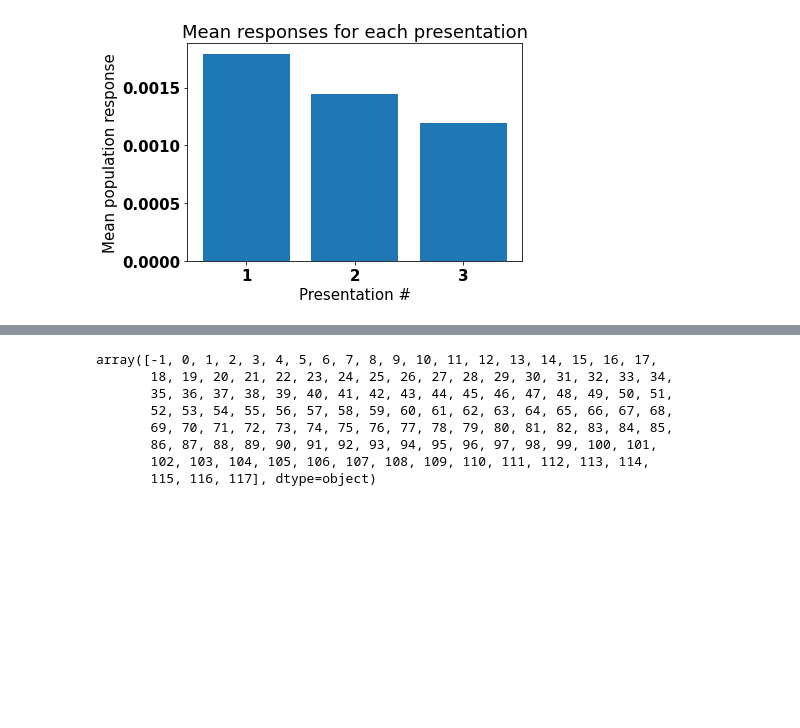
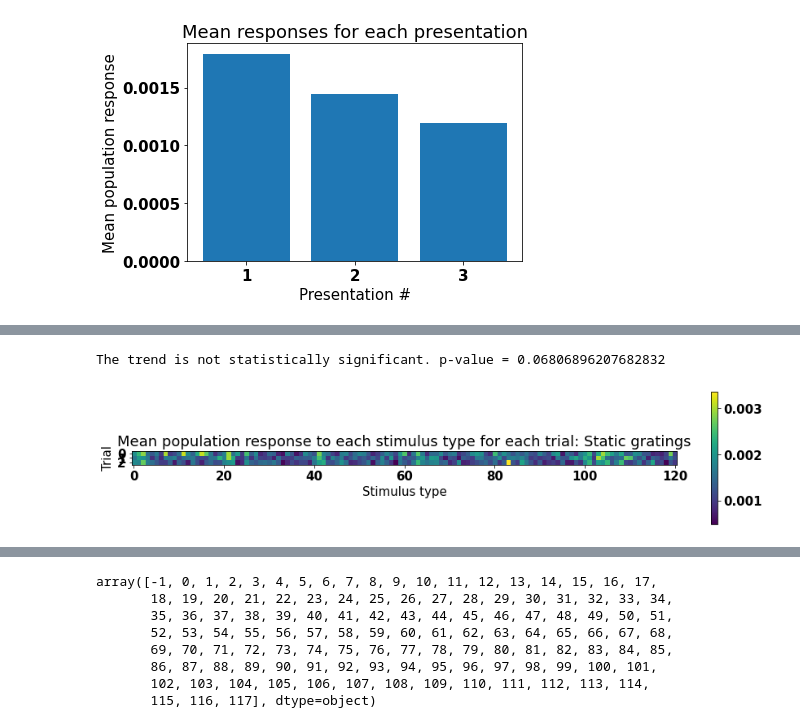
Before and after one commit to naomi-martin/swdb-representational-drift, a Jupyter notebook: code/mean_responses.ipynb, the cells around one changed output, grey strips where cells are left out. Saved outputs shown, nothing was run; the diff lists cells and outputs as text; code cells hidden in the pictures; blank space fills up the shorter version.

```diff
--- a/code/mean_responses.ipynb
+++ b/code/mean_responses.ipynb
@@ -274,0 +306,11 @@ plt.show()
+# %%
+# Fit a linear regression model
+slope, intercept, r_value, p_value, std_err = linregress(range(len([mean1_sg, mean2_sg, mean3_sg])), [mean1_sg, mean2_sg, mean3_sg])
+
+# Check if the slope is negative (indicating a decreasing trend) and if the p-value is below a significance level (e.g., 0.05)
+if slope < 0 and p_value < 0.05:
+    print("The decreasing trend is statistically significant.")
+else:
+    print(f"The trend is not statistically significant. p-value = {p_value}")
+# %% [output]
+The trend is not statistically significant. p-value = 0.06806896207682832
@@ -274,0 +319,40 @@ plt.show()
+# %%
+# Create dataframe with response matrix for each stimulus ID
+sg1_responses_by_stimulus = responses_per_stimulus(sg1, response1_sg)
+sg2_responses_by_stimulus = responses_per_stimulus(sg2, response2_sg)
+sg3_responses_by_stimulus = responses_per_stimulus(sg3, response3_sg)
+
+# The below only works because the shape of the first dataframe is equal to or larger than the others
+sg_responses_by_stimulus = pd.merge(sg1_responses_by_stimulus, sg2_responses_by_stimulus, on="stim_id", how="outer")
+sg_responses_by_stimulus = pd.merge(sg_responses_by_stimulus, sg3_responses_by_stimulus, on="stim_id", how="outer")
+sg_responses_by_stimulus = sg_responses_by_stimulus.rename(columns={"response_matrix_x": "response_matrix1", "response_matrix_y": "response_matrix2", "response_matrix": "response_matrix3"})
+# %%
+# Calculate mean responses for each stimulus
+means_sg = pd.DataFrame(columns=["stim_id", "mean1", "mean2", "mean3"])
+
+index=0
+for stim_id in np.unique(sg_responses_by_stimulus.stim_id):
+    matrix1 = sg_responses_by_stimulus[sg_responses_by_stimulus.stim_id==stim_id].response_matrix1[index]
+    matrix2 = sg_responses_by_stimulus[sg_responses_by_stimulus.stim_id==stim_id].response_matrix2[index]
+    matrix3 = sg_responses_by_stimulus[sg_responses_by_stimulus.stim_id==stim_id].response_matrix3[index]
+
+    mean1 = np.nanmean(matrix1)
+    mean2 = np.nanmean(matrix2)
+    mean3 = np.nanmean(matrix3)
+
+    means_sg.loc[len(means_sg)] = [stim_id, mean1, mean2, mean3]
+    index+=1
+# %%
+heatmap_array_sg = list((list(means_sg.mean1), list(means_sg.mean2), list(means_sg.mean3)))
+norm_heatmap_array_sg = preprocessing.normalize(heatmap_array_sg)
+# %%
+fig, ax = plt.subplots(figsize = (15,3))
+im = ax.imshow(heatmap_array_sg)
+fig.colorbar(im, ax=ax)
+ax.set_yticks([0,1,2])
+ax.set_ylabel("Trial")
+ax.set_xlabel("Stimulus type")
+ax.set_title("Mean population response to each stimulus type for each trial: Static gratings")
+plt.show()
+# %% [output]
+[figure, added]
```
Also changed, not shown: parts of 43 cells of this notebook, 5 other files.
